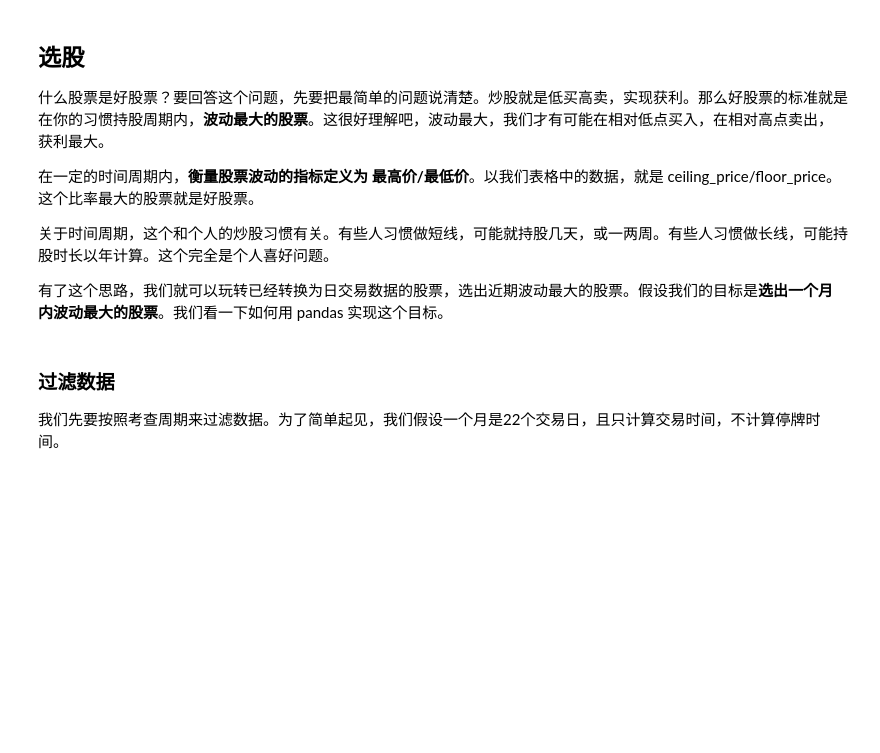
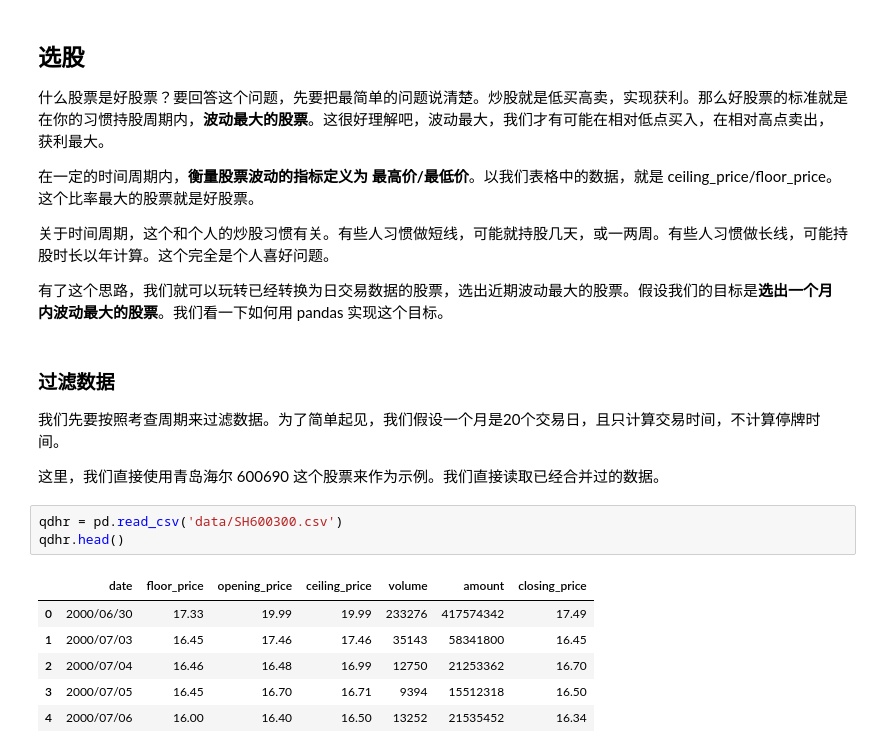
Before and after one commit to kamidox/stock-data, a Jupyter notebook: stock.ipynb, the cells around one changed output. Saved outputs shown, nothing was run; the diff lists cells and outputs as text; blank space fills up the shorter version.

```diff
--- a/stock.ipynb
+++ b/stock.ipynb
@@ -55,5 +55,17 @@ day.head()
 # %% [markdown]
 ### 过滤数据
 
-我们先要按照考查周期来过滤数据。为了简单起见，我们假设一个月是22个交易日，且只计算交易时间，不计算停牌时间。
+我们先要按照考查周期来过滤数据。为了简单起见，我们假设一个月是20个交易日，且只计算交易时间，不计算停牌时间。
+
+这里，我们直接使用青岛海尔 600690 这个股票来作为示例。我们直接读取已经合并过的数据。
+# %%
+qdhr = pd.read_csv('data/SH600300.csv')
+qdhr.head()
+# %% [output]
+|  | date | floor_price | opening_price | ceiling_price | volume | amount | closing_price |
+| 0 | 2000/06/30 | 17.33 | 19.99 | 19.99 | 233276 | 417574342 | 17.49 |
+| 1 | 2000/07/03 | 16.45 | 17.46 | 17.46 | 35143 | 58341800 | 16.45 |
+| 2 | 2000/07/04 | 16.46 | 16.48 | 16.99 | 12750 | 21253362 | 16.70 |
+| 3 | 2000/07/05 | 16.45 | 16.70 | 16.71 | 9394 | 15512318 | 16.50 |
+| 4 | 2000/07/06 | 16.00 | 16.40 | 16.50 | 13252 | 21535452 | 16.34 |
 # %%
```
Also changed, not shown: parts of 6 cells of this notebook.
